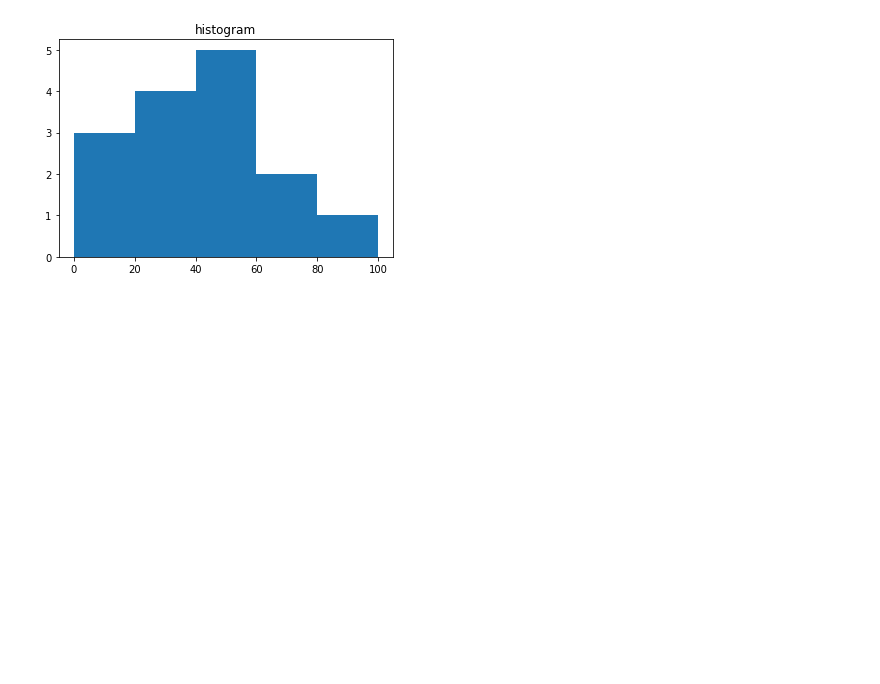
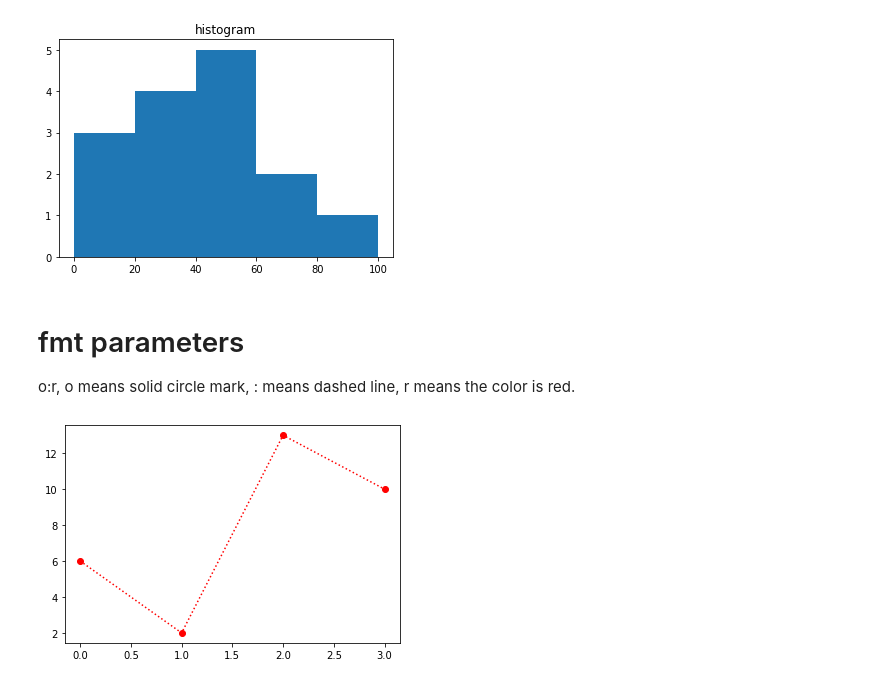
Before and after one commit to YJCheng1210/Matplotlib_Numpy_Pandas, a Jupyter notebook: Matplotlib.ipynb, the cells around one changed output. Drawn from its saved outputs; the diff is of its cells as text; code cells hidden in the pictures; blank space fills up the shorter version.

```diff
--- a/Matplotlib.ipynb
+++ b/Matplotlib.ipynb
@@ -184,3 +184,16 @@ plt.title("histogram")
 plt.show()
 # %% [output]
 [figure]
+# %% [markdown]
+# fmt parameters
+o:r, o means solid circle mark, : means dashed line, r means the color is red.
+# %%
+import matplotlib.pyplot as plt
+import numpy as np
+
+ypoints = np.array([6, 2, 13, 10])
+
+plt.plot(ypoints, 'o:r')
+plt.show()
+# %% [output]
+[figure, added]
```
